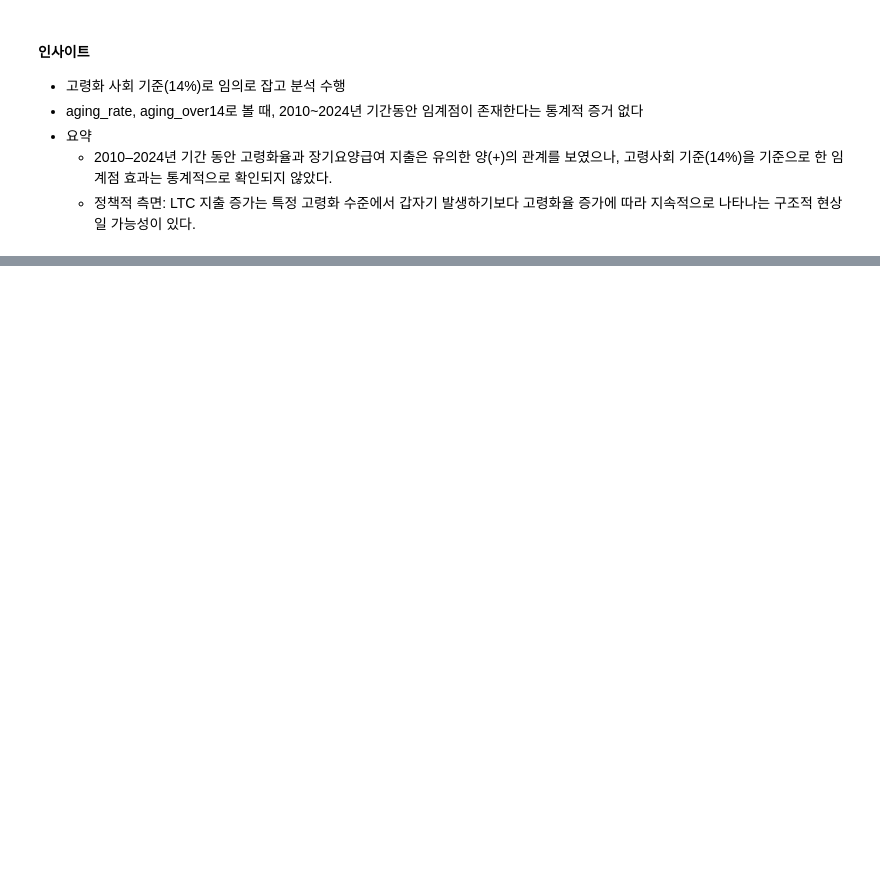
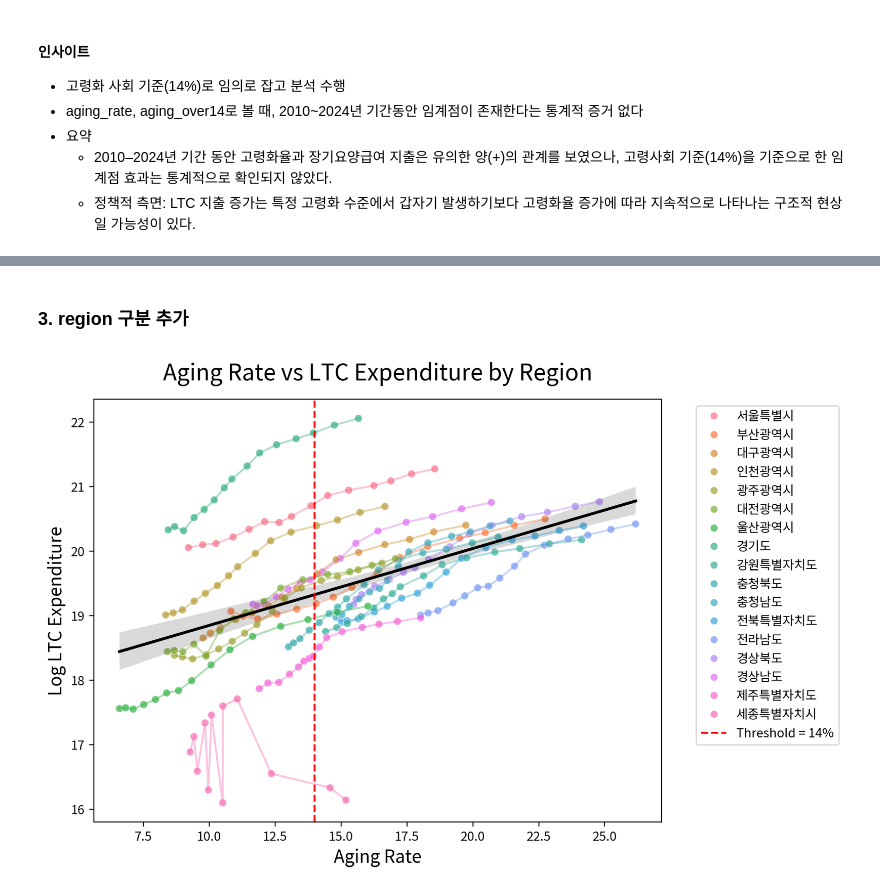
Before and after one commit to JAEYONG0303/For-python-, a Jupyter notebook: LAB 10. 머신러닝/FInal Project/Final.ipynb, the cells around one changed output, grey strips where cells are left out. Saved outputs shown, nothing was run; the diff lists cells and outputs as text; code cells hidden in the pictures; blank space fills up the shorter version.

```diff
--- a/LAB 10. 머신러닝/FInal Project/Final.ipynb
+++ b/LAB 10. 머신러닝/FInal Project/Final.ipynb
@@ -1073,0 +1106,45 @@ Included effects: Entity
+# %% [markdown]
+### 3. region 구분 추가
+# %%
+import seaborn as sns
+
+plt.figure(figsize=(8,6))
+
+sns.scatterplot(
+    x="aging_rate",
+    y="log_ltc",
+    hue="region",
+    data=df3,
+    alpha=0.7
+)
+
+# 지역별 선 연결
+sns.lineplot(
+    x="aging_rate",
+    y="log_ltc",
+    hue="region",
+    data=df3,
+    alpha=0.4,
+    legend=False   # legend 중복 방지
+)
+
+# 전체 추세선
+sns.regplot(
+    x="aging_rate",
+    y="log_ltc",
+    data=df3,
+    scatter=False,
+    color="black"
+)
+
+# threshold line
+plt.axvline(x=14, color="red", linestyle="--", label="Threshold = 14%")
+
+plt.xlabel("Aging Rate")
+plt.ylabel("Log LTC Expenditure")
+plt.title("Aging Rate vs LTC Expenditure by Region")
+
+plt.legend(bbox_to_anchor=(1.05,1), loc="upper left")
+plt.show()
+# %% [output]
+[figure, added]
```
Also changed, not shown: parts of 53 cells of this notebook, 5 other files.
